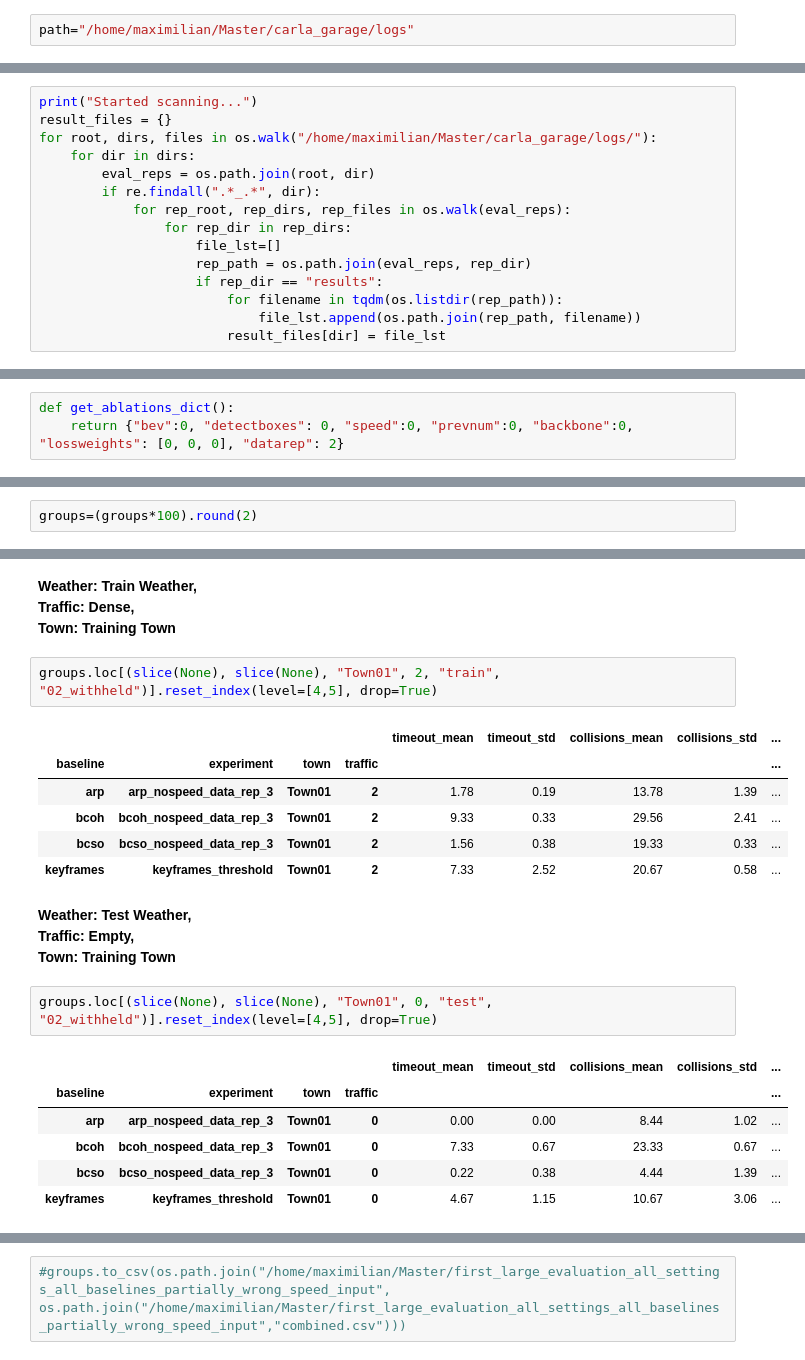
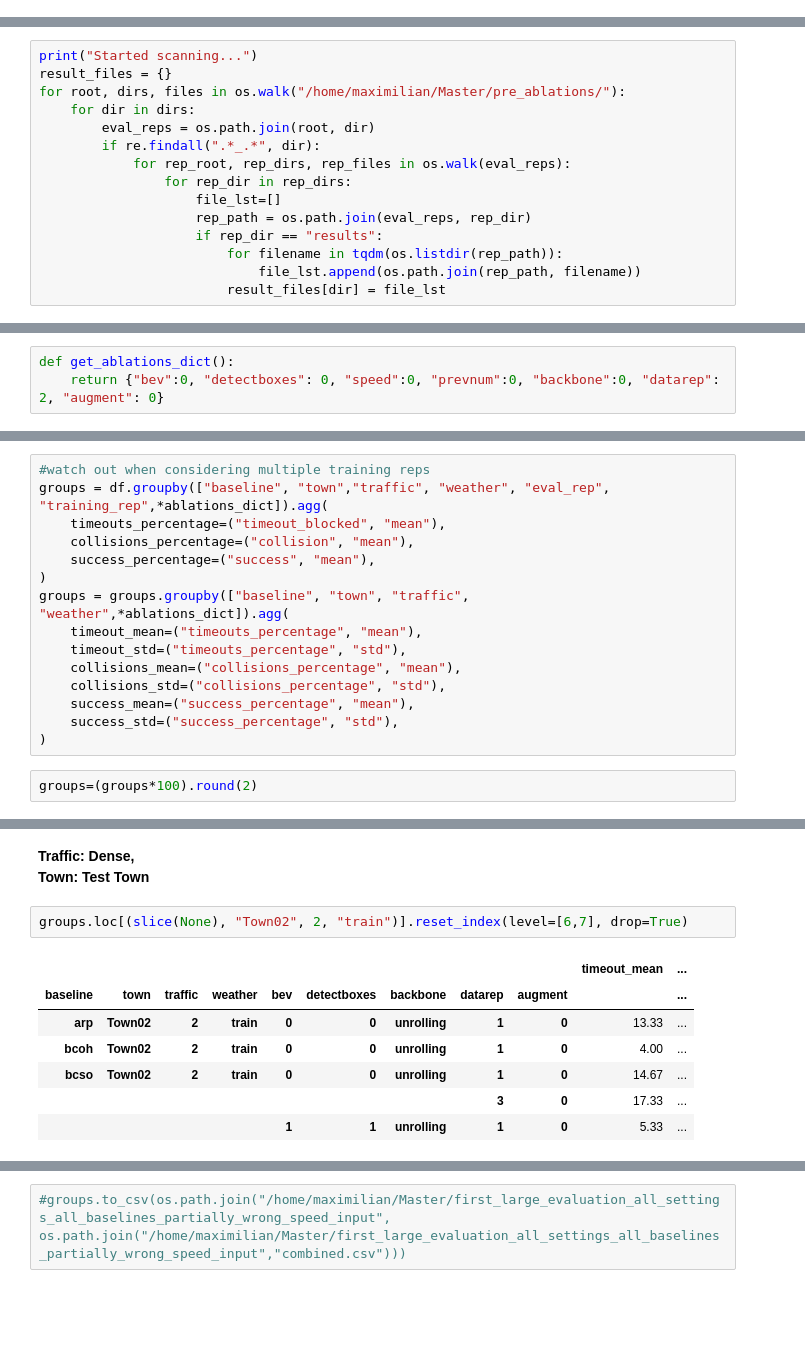
Before and after one commit to MaximilianHilbert/carla_garage, a Jupyter notebook: tools/closed_loop_analysis.ipynb, the cells around one changed output, grey strips where cells are left out. Cells and saved outputs as stored; diff of their text form; blank space fills up the shorter version.

```diff
--- a/tools/closed_loop_analysis.ipynb
+++ b/tools/closed_loop_analysis.ipynb
@@ -130,2 +0,0 @@ __Analysis Script__
-# %%
-path="/home/maximilian/Master/carla_garage/logs"
@@ -189,7 +6,7 @@ ModuleNotFoundError: No module named 'coil_utils'
 # %%
 print("Started scanning...")
 result_files = {}
-for root, dirs, files in os.walk("/home/maximilian/Master/carla_garage/logs/"):
+for root, dirs, files in os.walk("/home/maximilian/Master/pre_ablations/"):
     for dir in dirs:
         eval_reps = os.path.join(root, dir)
         if re.findall(".*_.*", dir):
@@ -216,6 +29,6 @@ result_files
 # %%
 def get_ablations_dict():
-    return {"bev":0, "detectboxes": 0, "speed":0, "prevnum":0, "backbone":0, "lossweights": [0, 0, 0], "datarep": 2}
+    return {"bev":0, "detectboxes": 0, "speed":0, "prevnum":0, "backbone":0, "datarep": 2, "augment": 0}
 # %%
 df_lst=[]
 for eval_rep, path_lst in tqdm(result_files.items()):
@@ -239,2 +43,17 @@ groups = df.groupby(["baseline", "town", "traffic", "weather", *ablations_dict])
+# %%
+#watch out when considering multiple training reps
+groups = df.groupby(["baseline", "town","traffic", "weather", "eval_rep", "training_rep",*ablations_dict]).agg(
+    timeouts_percentage=("timeout_blocked", "mean"),
+    collisions_percentage=("collision", "mean"),
+    success_percentage=("success", "mean"),
+)
+groups = groups.groupby(["baseline", "town", "traffic", "weather",*ablations_dict]).agg(
+    timeout_mean=("timeouts_percentage", "mean"),
+    timeout_std=("timeouts_percentage", "std"),
+    collisions_mean=("collisions_percentage", "mean"),
+    collisions_std=("collisions_percentage", "std"),
+    success_mean=("success_percentage", "mean"),
+    success_std=("success_percentage", "std"),
+)
 # %%
 groups=(groups*100).round(2)
@@ -275,26 +122,13 @@ groups.loc[(slice(None), slice(None), "Town01", 1, "train", "02_withheld")].rese
 # %% [markdown]
-__Weather: Train Weather,\
-Traffic: Dense,\
-Town: Training Town__
+__Traffic: Dense,\
+Town: Test Town__
 # %%
-groups.loc[(slice(None), slice(None), "Town01", 2, "train", "02_withheld")].reset_index(level=[4,5], drop=True)
+groups.loc[(slice(None), "Town02", 2, "train")].reset_index(level=[6,7], drop=True)
 # %% [output]
-|  |  |  |  | timeout_mean | timeout_std | collisions_mean | collisions_std | ... |
-| baseline | experiment | town | traffic |  |  |  |  | ... |
-| arp | arp_nospeed_data_rep_3 | Town01 | 2 | 1.78 | 0.19 | 13.78 | 1.39 | ... |
-| bcoh | bcoh_nospeed_data_rep_3 | Town01 | 2 | 9.33 | 0.33 | 29.56 | 2.41 | ... |
-| bcso | bcso_nospeed_data_rep_3 | Town01 | 2 | 1.56 | 0.38 | 19.33 | 0.33 | ... |
-| keyframes | keyframes_threshold | Town01 | 2 | 7.33 | 2.52 | 20.67 | 0.58 | ... |
+|  |  |  |  |  |  |  |  |  | timeout_mean | ... |
+| baseline | town | traffic | weather | bev | detectboxes | backbone | datarep | augment |  | ... |
+| arp | Town02 | 2 | train | 0 | 0 | unrolling | 1 | 0 | 13.33 | ... |
+| bcoh | Town02 | 2 | train | 0 | 0 | unrolling | 1 | 0 | 4.00 | ... |
+| bcso | Town02 | 2 | train | 0 | 0 | unrolling | 1 | 0 | 14.67 | ... |
+|  |  |  |  |  |  |  | 3 | 0 | 17.33 | ... |
+|  |  |  |  | 1 | 1 | unrolling | 1 | 0 | 5.33 | ... |
-# %% [markdown]
-__Weather: Test Weather,\
-Traffic: Empty,\
-Town: Training Town__
-# %%
-groups.loc[(slice(None), slice(None), "Town01", 0, "test", "02_withheld")].reset_index(level=[4,5], drop=True)
-# %% [output]
-|  |  |  |  | timeout_mean | timeout_std | collisions_mean | collisions_std | ... |
-| baseline | experiment | town | traffic |  |  |  |  | ... |
-| arp | arp_nospeed_data_rep_3 | Town01 | 0 | 0.00 | 0.00 | 8.44 | 1.02 | ... |
-| bcoh | bcoh_nospeed_data_rep_3 | Town01 | 0 | 7.33 | 0.67 | 23.33 | 0.67 | ... |
-| bcso | bcso_nospeed_data_rep_3 | Town01 | 0 | 0.22 | 0.38 | 4.44 | 1.39 | ... |
-| keyframes | keyframes_threshold | Town01 | 0 | 4.67 | 1.15 | 10.67 | 3.06 | ... |
```
Also changed, not shown: parts of 53 cells of this notebook.
